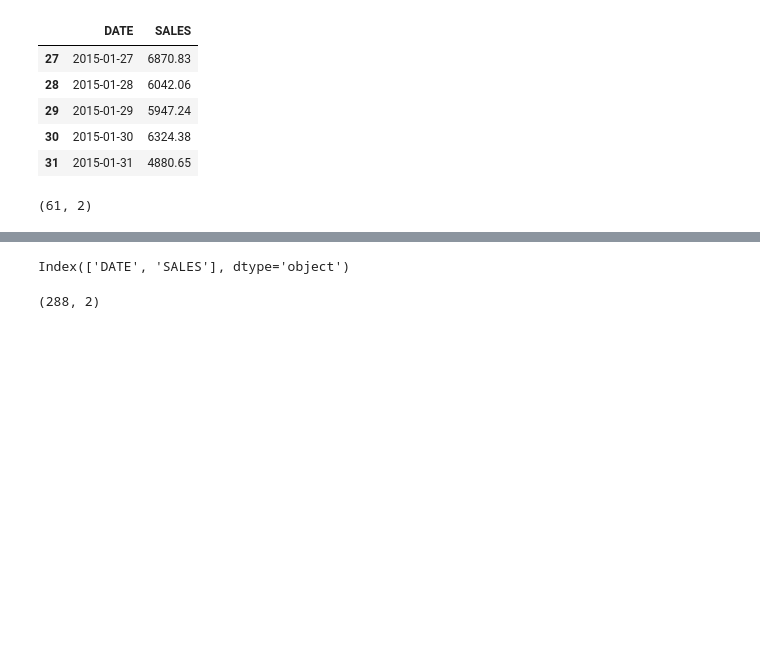
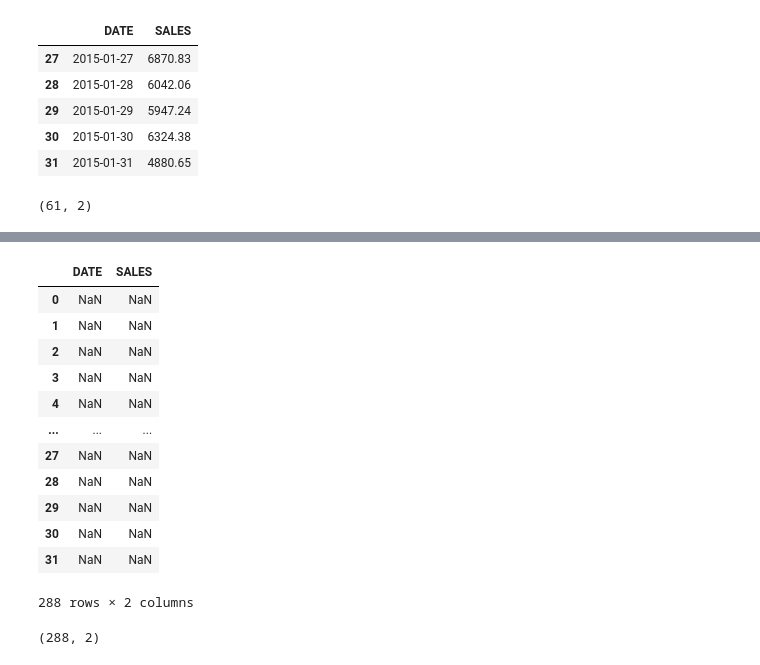
Before and after one commit to sophicist/StudentsWork-Lessons-, a Jupyter notebook: Marvin/Project1/AGO Analysis.ipynb, the cells around one changed output, grey strips where cells are left out. Drawn from its saved outputs; the diff is of its cells as text; code cells hidden in the pictures; blank space fills up the shorter version.

```diff
--- a/Marvin/Project1/AGO Analysis.ipynb
+++ b/Marvin/Project1/AGO Analysis.ipynb
@@ -67,8 +66,21 @@ print(dt)
 # %%
 # The column names
 dt.columns
+dt[dt.isnull()]
 # %% [output]
+|  | DATE | SALES |
+| 0 | NaN | NaN |
+| 1 | NaN | NaN |
+| 2 | NaN | NaN |
+| 3 | NaN | NaN |
+| 4 | NaN | NaN |
+| ... | ... | ... |
+| 27 | NaN | NaN |
+| 28 | NaN | NaN |
+| 29 | NaN | NaN |
+| 30 | NaN | NaN |
+| 31 | NaN | NaN |
-Index(['DATE', 'SALES'], dtype='object')
+288 rows × 2 columns
 # %%
 # Number of rows and columns
 dt.shape
```
Also changed, not shown: parts of 10 cells of this notebook, 1 other file.
